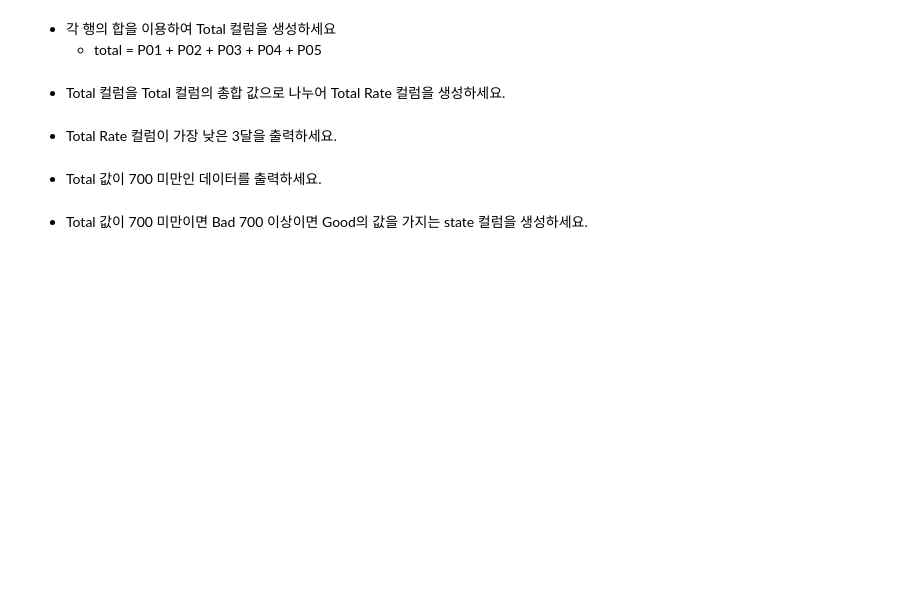
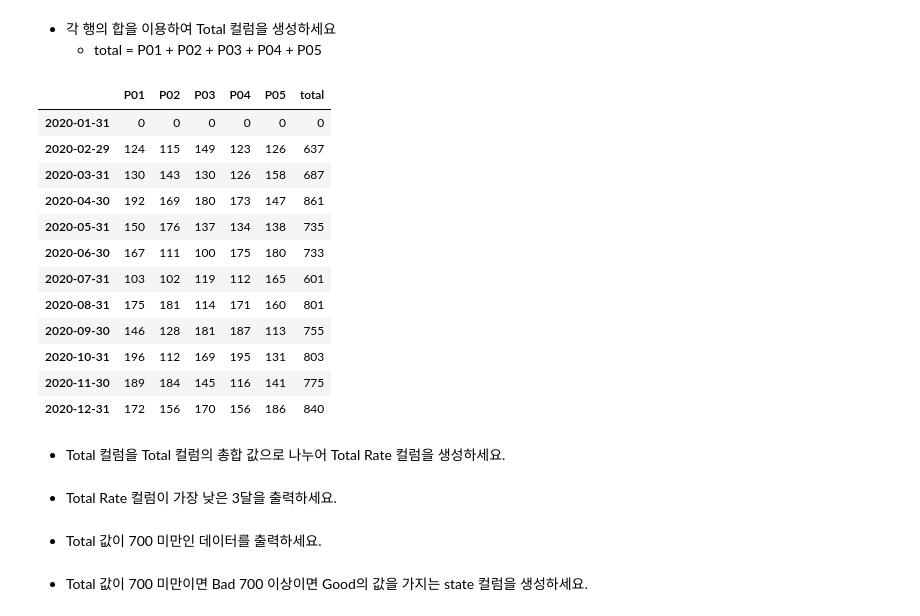
Before and after one commit to skyworld19/ds-school-advanced, a Jupyter notebook: mySUNI_WorkShop_02_Pandas_실습.ipynb, the cells around one changed output. Cells and saved outputs as stored; diff of their text form; code cells hidden in the pictures; blank space fills up the shorter version.

```diff
--- a/mySUNI_WorkShop_02_Pandas_실습.ipynb
+++ b/mySUNI_WorkShop_02_Pandas_실습.ipynb
@@ -23,0 +35,6 @@ df
+# %%
+#코드를 입력해 주세요
+# columns 속성 이용
+#df = df.rename(columns={0:'P01', 1:'P02', 2:'P03', 3:'P04', 4:'P05'})
+df.columns = ['P01', 'P02', 'P03', 'P04', 'P05']
+df
@@ -29,6 +60,6 @@ df
 # index 생성
 # date_range 함수 이용 (주기는 월(M)으로 설정)
 date = pd.date_range('20200101','20201231', freq='M')
-
 # index 속성 이용하여 date 변수를 index로 지정하세요.
-코드
+df.index = date
+df
@@ -46,3 +108,5 @@ date = pd.date_range('20200101','20201231', freq='M')
 # %%
 #코드를 입력해 주세요
 # df.loc[행 인덱스, 열 인덱스] = 값
+df.loc['2020-01-31', 'P01':'P05'] = 0
+df
@@ -55,3 +130,23 @@ date = pd.date_range('20200101','20201231', freq='M')
+# %%
+#코드를 입력해 주세요
+# df[새로운컬럼명] = 값
+#df['total'] = df.sum(axis=1) #이 코드는 여러번 실행하면 sum이 누적됨
+df['total'] = df.loc[:, 'P01':'P05'].sum(axis=1)
+df
+# %% [output]
+|  | P01 | P02 | P03 | P04 | P05 | total |
+| 2020-01-31 | 0 | 0 | 0 | 0 | 0 | 0 |
+| 2020-02-29 | 124 | 115 | 149 | 123 | 126 | 637 |
+| 2020-03-31 | 130 | 143 | 130 | 126 | 158 | 687 |
+| 2020-04-30 | 192 | 169 | 180 | 173 | 147 | 861 |
+| 2020-05-31 | 150 | 176 | 137 | 134 | 138 | 735 |
+| 2020-06-30 | 167 | 111 | 100 | 175 | 180 | 733 |
+| 2020-07-31 | 103 | 102 | 119 | 112 | 165 | 601 |
+| 2020-08-31 | 175 | 181 | 114 | 171 | 160 | 801 |
+| 2020-09-30 | 146 | 128 | 181 | 187 | 113 | 755 |
+| 2020-10-31 | 196 | 112 | 169 | 195 | 131 | 803 |
+| 2020-11-30 | 189 | 184 | 145 | 116 | 141 | 775 |
+| 2020-12-31 | 172 | 156 | 170 | 156 | 186 | 840 |
 # %% [markdown]
 - Total 컬럼을 Total 컬럼의 총합 값으로 나누어 Total Rate 컬럼을 생성하세요.
 # %%
```
Also changed, not shown: parts of 9 cells of this notebook.
